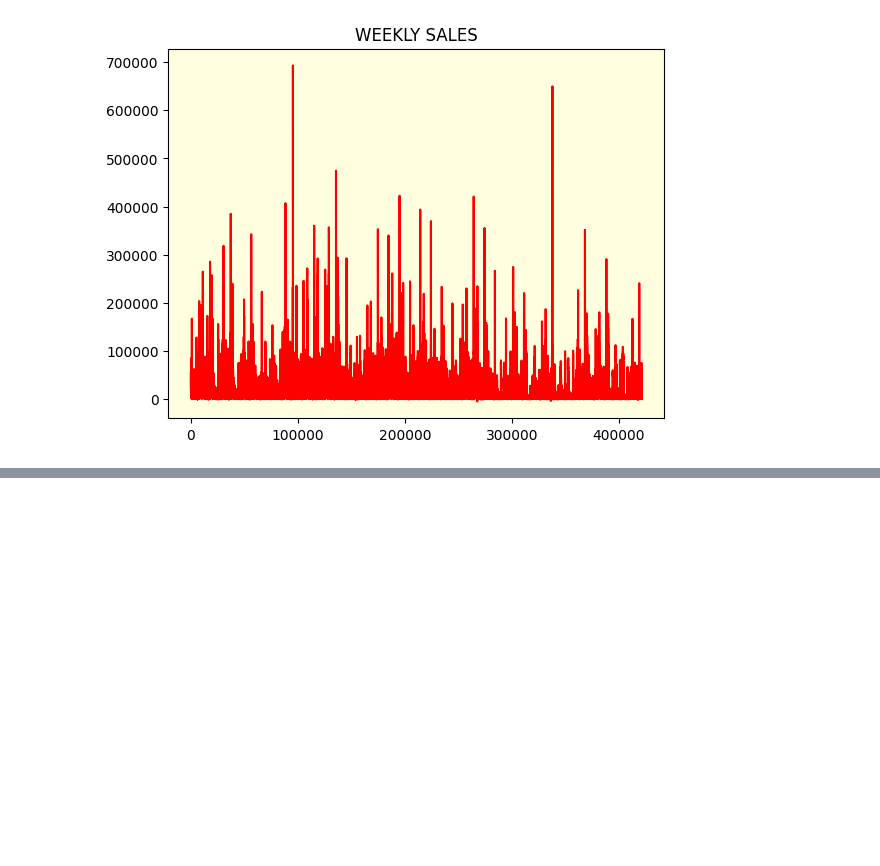
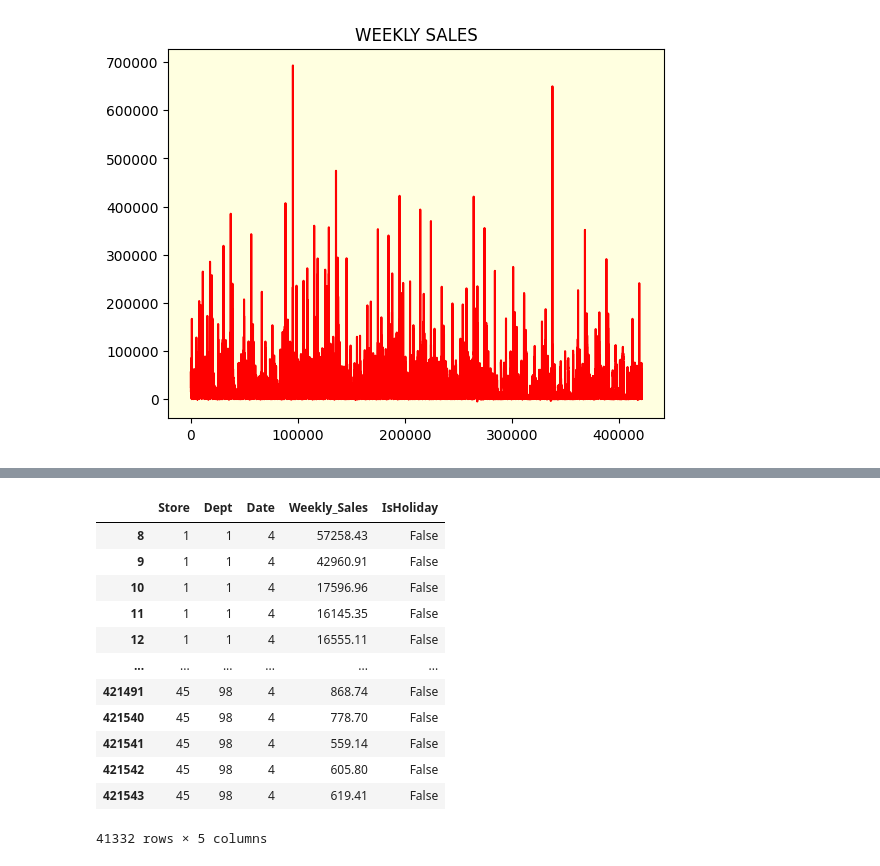
Before and after one commit to breakingcoders/walmart, a Jupyter notebook: walmart.ipynb, the cells around one changed output, grey strips where cells are left out. Cells and saved outputs as stored; diff of their text form; code cells hidden in the pictures; blank space fills up the shorter version.

```diff
--- a/walmart.ipynb
+++ b/walmart.ipynb
@@ -93,0 +145,16 @@ plt.show()
+# %%
+new_data[new_data["Date"]==4]
+# %% [output]
+|  | Store | Dept | Date | Weekly_Sales | IsHoliday |
+| 8 | 1 | 1 | 4 | 57258.43 | False |
+| 9 | 1 | 1 | 4 | 42960.91 | False |
+| 10 | 1 | 1 | 4 | 17596.96 | False |
+| 11 | 1 | 1 | 4 | 16145.35 | False |
+| 12 | 1 | 1 | 4 | 16555.11 | False |
+| ... | ... | ... | ... | ... | ... |
+| 421491 | 45 | 98 | 4 | 868.74 | False |
+| 421540 | 45 | 98 | 4 | 778.70 | False |
+| 421541 | 45 | 98 | 4 | 559.14 | False |
+| 421542 | 45 | 98 | 4 | 605.80 | False |
+| 421543 | 45 | 98 | 4 | 619.41 | False |
+41332 rows × 5 columns
```
Also changed, not shown: parts of 8 cells of this notebook.
